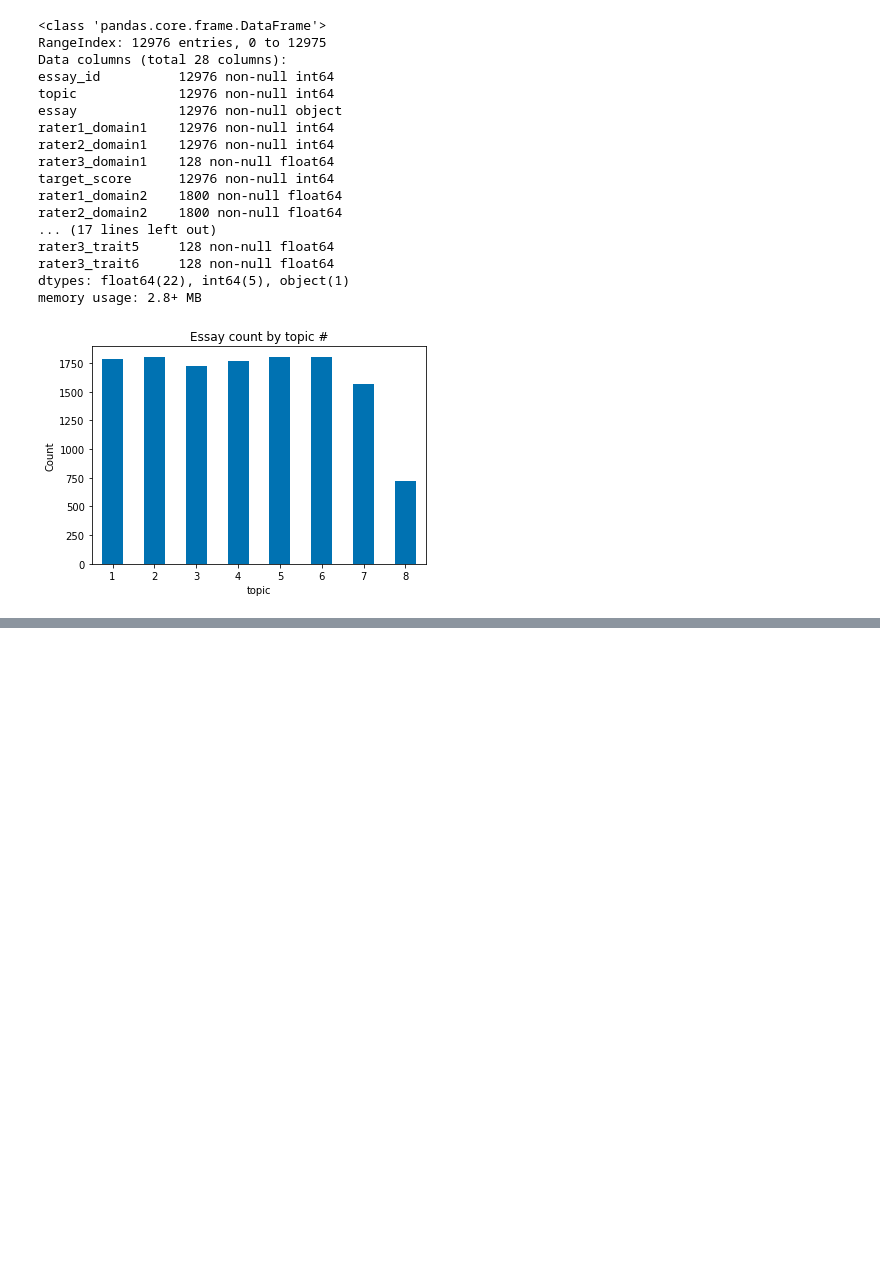
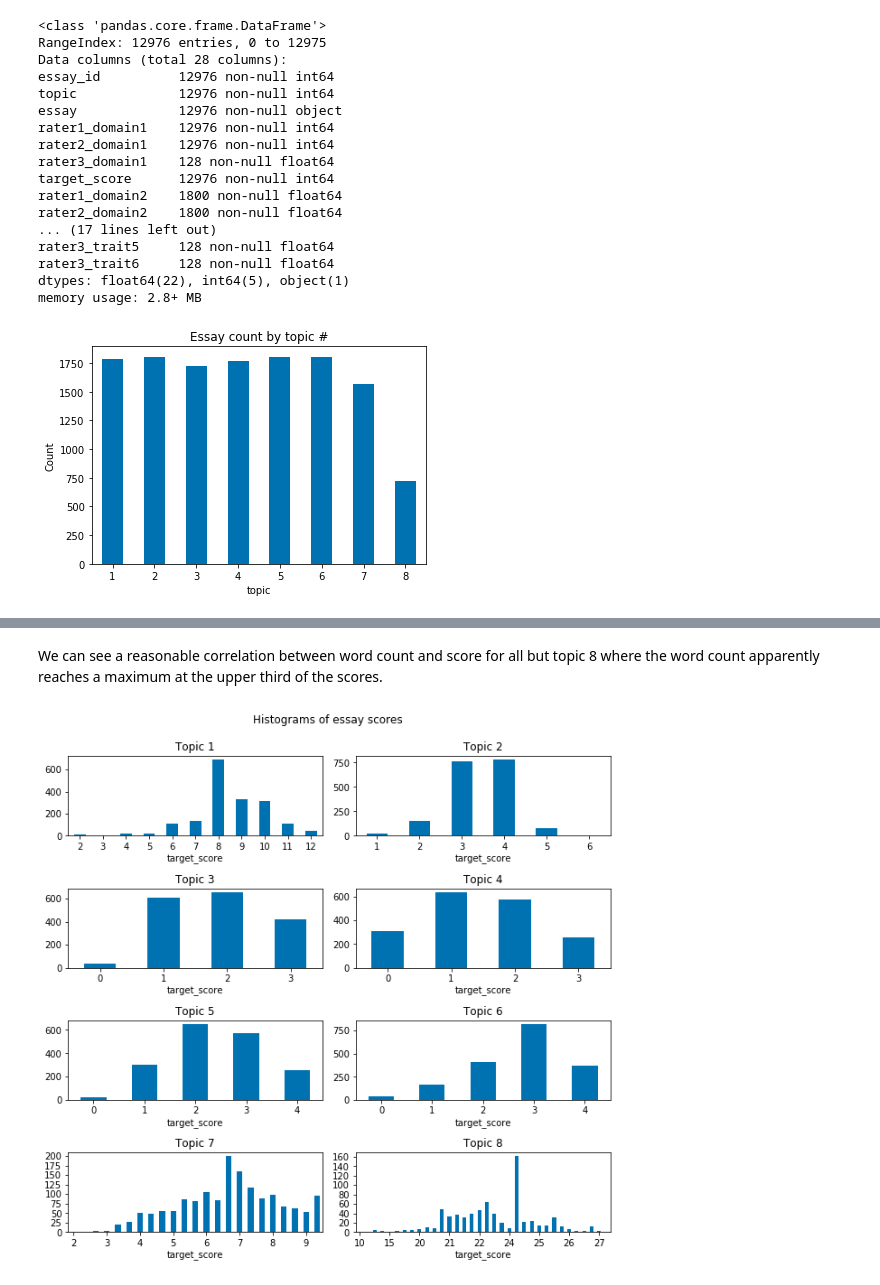
Before and after one commit to jimmyhu4/auto-essay-assessment, a Jupyter notebook: 0_data_exploration.ipynb, the cells around one changed output, grey strips where cells are left out. Drawn from its saved outputs; the diff is of its cells as text; code cells hidden in the pictures; blank space fills up the shorter version.

```diff
--- a/0_data_exploration.ipynb
+++ b/0_data_exploration.ipynb
@@ -73,0 +127,20 @@ plt.show()
+# %% [markdown]
+We can see a reasonable correlation between word count and score for all but topic 8 where the word count apparently reaches a maximum at the upper third of the scores.
+# %%
+topic_number = 0
+fig, ax = plt.subplots(4,2, figsize=(9,9), sharey=False)
+for i in range(4):
+    for j in range(2):
+        topic_number += 1
+        training_set[training_set['topic'] == topic_number]\
+            .groupby('target_score')['essay_id']\
+            .agg('count')\
+            .plot.bar(ax=ax[i, j], rot=0)
+        ax[i,j].set_title('Topic %i' % topic_number)
+ax[3,0].locator_params(nbins=10)
+ax[3,1].locator_params(nbins=10)
+plt.suptitle('Histograms of essay scores')
+plt.tight_layout(rect=[0, 0.03, 1, 0.95])
+plt.show()
+# %% [output]
+[figure, added]
```
Also changed, not shown: parts of 27 cells of this notebook.
